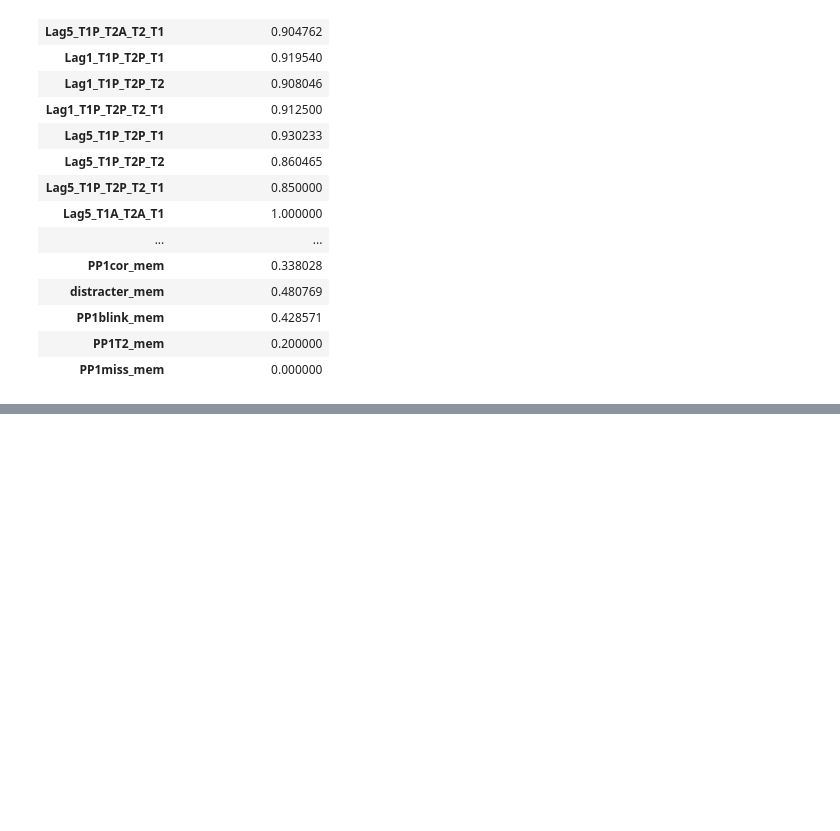
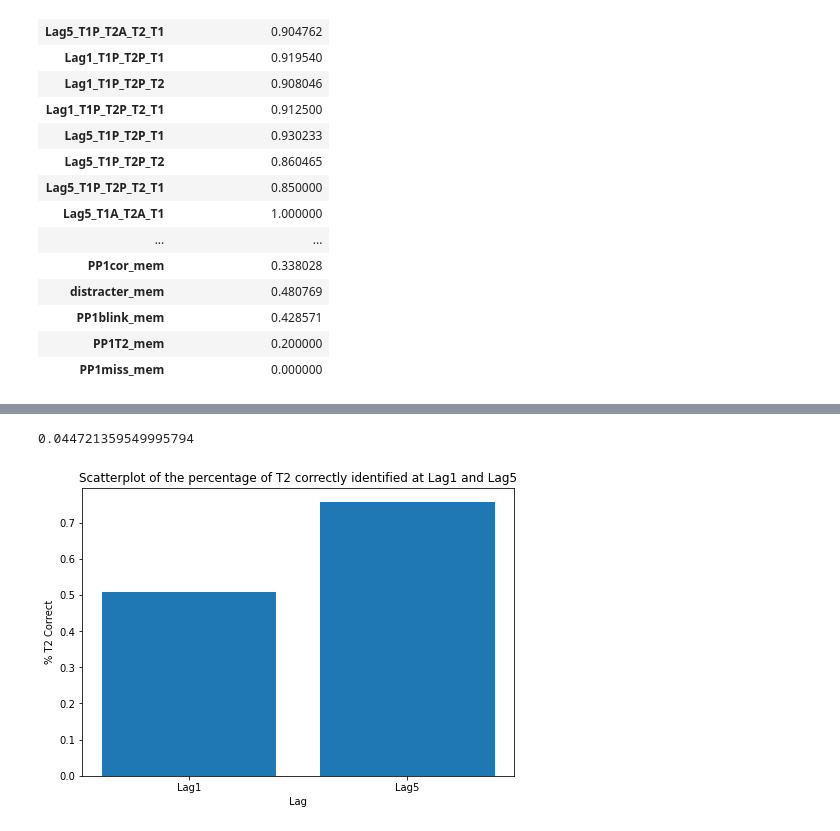
Before and after one commit to laurenhoft/ABmem, a Jupyter notebook: ABmemNotebook.ipynb, the cells around one changed output, grey strips where cells are left out. Drawn from its saved outputs; the diff is of its cells as text; code cells hidden in the pictures; blank space fills up the shorter version.

```diff
--- a/ABmemNotebook.ipynb
+++ b/ABmemNotebook.ipynb
@@ -179,0 +276,18 @@ plt.hist(ColumnMeans['Lag5_T1P_T2P_T2_T1'], alpha=0.5)
+# %%
+.2/np.sqrt(20)
+# %% [output]
+0.044721359549995794
+# %%
+ColumnMeans = df.apply(np.mean)
+import matplotlib.pyplot as plt
+fig = plt.figure()
+ax = fig.add_axes([0,0,1,1])
+section = ['Lag1', 'Lag5']
+CorMem = ['Lag1_T1P_T2P_T2_T1', 'Lag5_T1P_T2P_T2_T1']
+ax.bar(section,ColumnMeans[CorMem])
+plt.xlabel('Lag')
+plt.ylabel('% T2 Correct')
+plt.title('Scatterplot of the percentage of T2 correctly identified at Lag1 and Lag5')
+plt.show()
+# %% [output]
+[figure, added]
```
Also changed, not shown: parts of 22 cells of this notebook, 3 other files.
